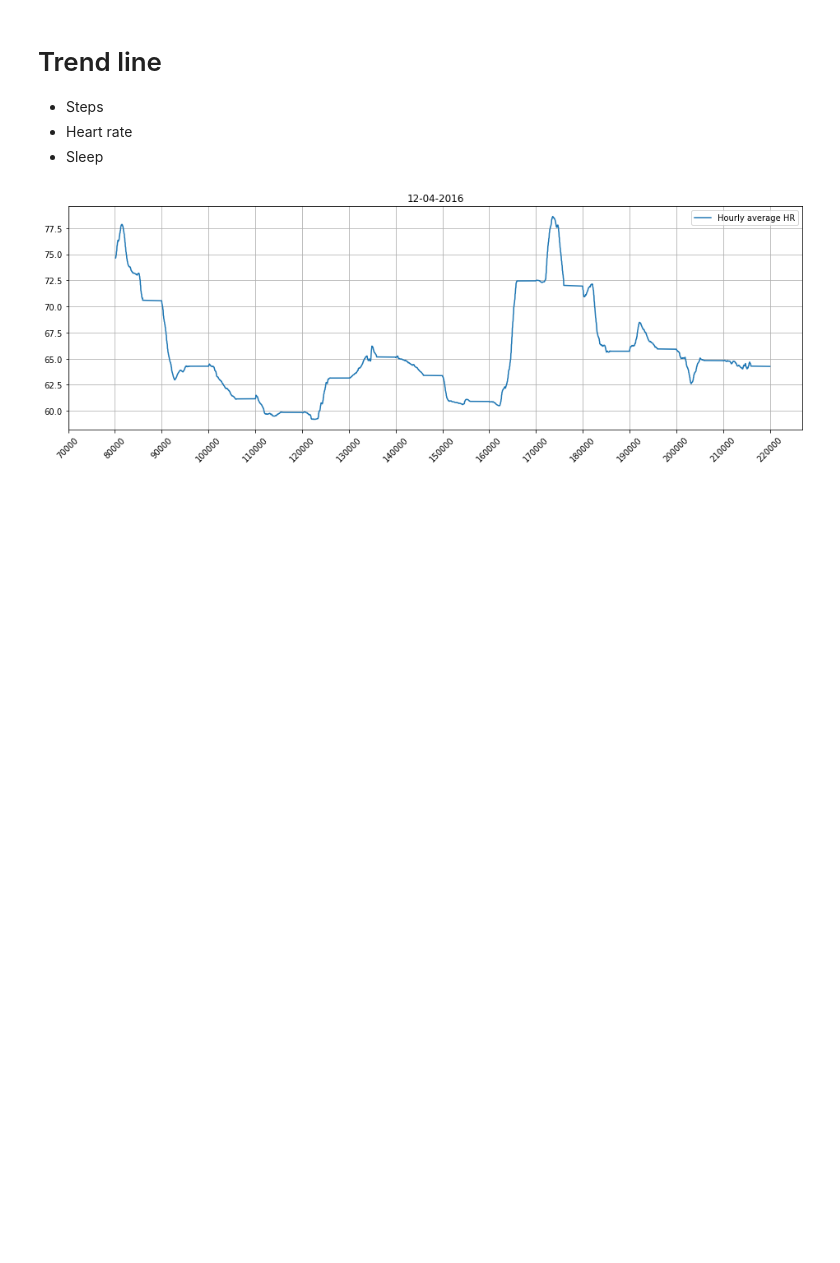
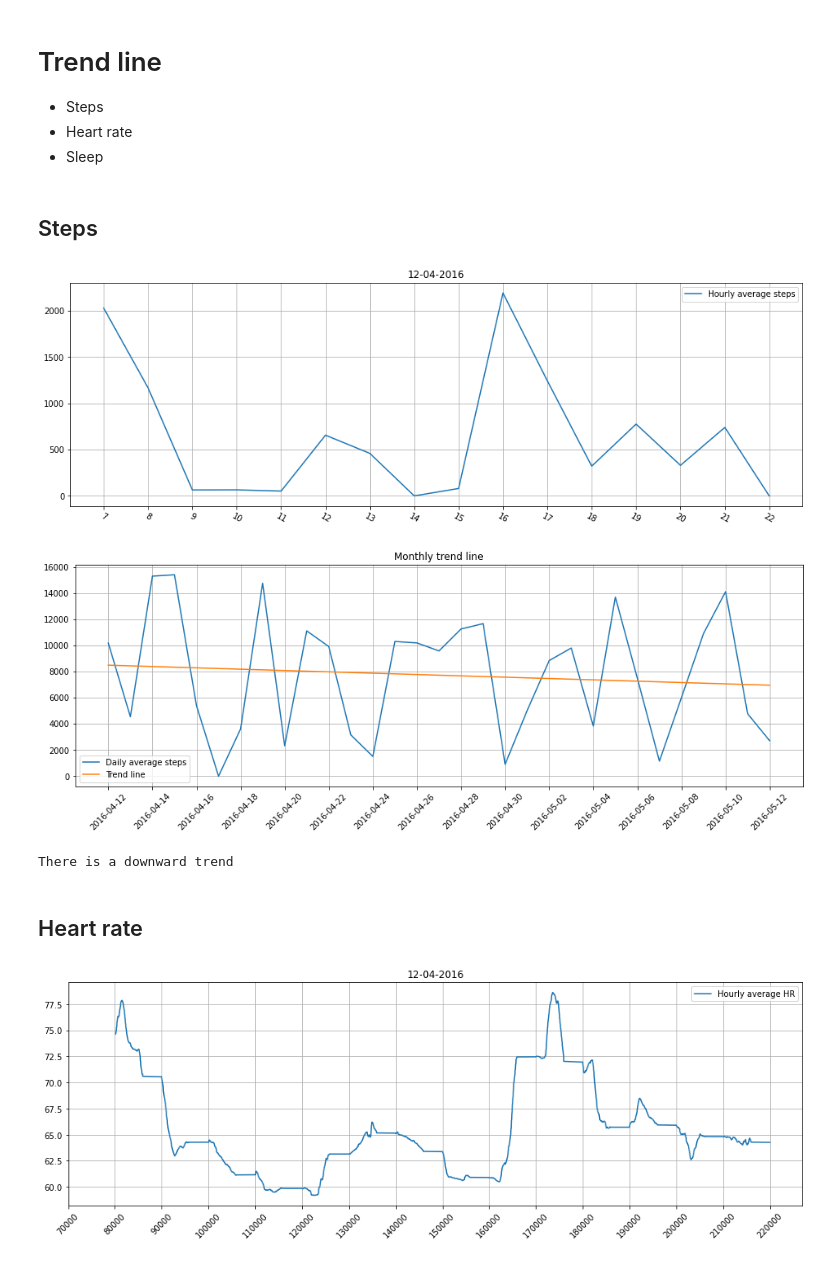
Before and after one commit to jypenga/dsp, a Jupyter notebook: notebooks/One df.ipynb, the cells around one changed output. Cells and saved outputs as stored; diff of their text form; code cells hidden in the pictures; blank space fills up the shorter version.

Commit message:
komkommer

```diff
--- a/notebooks/One df.ipynb
+++ b/notebooks/One df.ipynb
@@ -189,6 +191,67 @@ df
 - Steps
 - Heart rate
 - Sleep
+# %% [markdown]
+## Steps
+# %%
+lopen = df.copy()
+
+tomaat = lopen.loc[(lopen.Month == 4) & (lopen.Day == 12) & (lopen.Year == 2016)]
+tosti = tomaat.groupby('Hour').Steps.sum()
+
+# plot figure
+plt.figure(figsize=(16, 5))
+plt.title('12-04-2016')
+
+plt.plot(tosti.index, tosti.rolling(1).mean(), label = 'Hourly average steps')
+plt.xticks(tosti.index[0::1], rotation = 330)
+
+plt.legend()
+plt.grid()
+plt.show()
+
+print('\n')
+
+# monthly trend line
+komkommer = lopen.groupby(lopen.Date.dt.date).Steps.sum()
+old = komkommer.index
+
+# need ordinal index for regression
+komkommer.index = komkommer.index.map(dt.date.toordinal)
+
+slope, intercept, r_value, p_value, std_error = linregress(komkommer.index, komkommer.values)
+
+# build trend line
+x_endpoints = pd.DataFrame([komkommer.index[0], komkommer.index[-1]])
+y_endpoints = intercept + slope * x_endpoints
+
+# reset index for the right xticks
+komkommer.index = old
+
+# plot figure
+plt.figure(figsize=(16, 5))
+plt.title('Monthly trend line')
+
+plt.plot(komkommer.index, komkommer, label='Daily average steps')
+plt.plot([dt.date.fromordinal(i[0]) for i in x_endpoints.values], y_endpoints.values, label = 'Trend line')
+
+plt.xticks(komkommer.index[0::2], rotation=45)
+plt.grid()
+plt.legend()
+plt.show()
+
+if slope > 0:
+    print('There is an upward trend.')
+elif slope < 0:
+    print('There is a downward trend')
+else:
+    print('Wtf is happening?')
+# %% [output]
+[figure, added]
+[figure, added]
+There is a downward trend
+# %% [markdown]
+## Heart rate
 # %%
 test = heart_rate_plots.loc[(heart_rate_plots.Time.dt.year == 2016) & (heart_rate_plots.Time.dt.month == 4) &
                             (heart_rate_plots.Time.dt.day == 12)]
```
Also changed, not shown: parts of 6 cells of this notebook.
